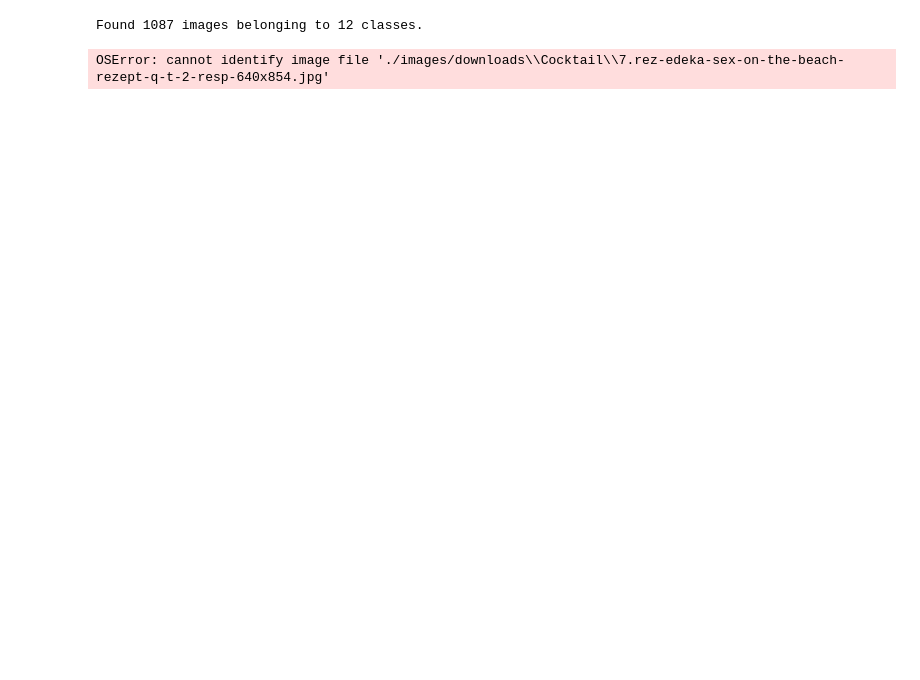
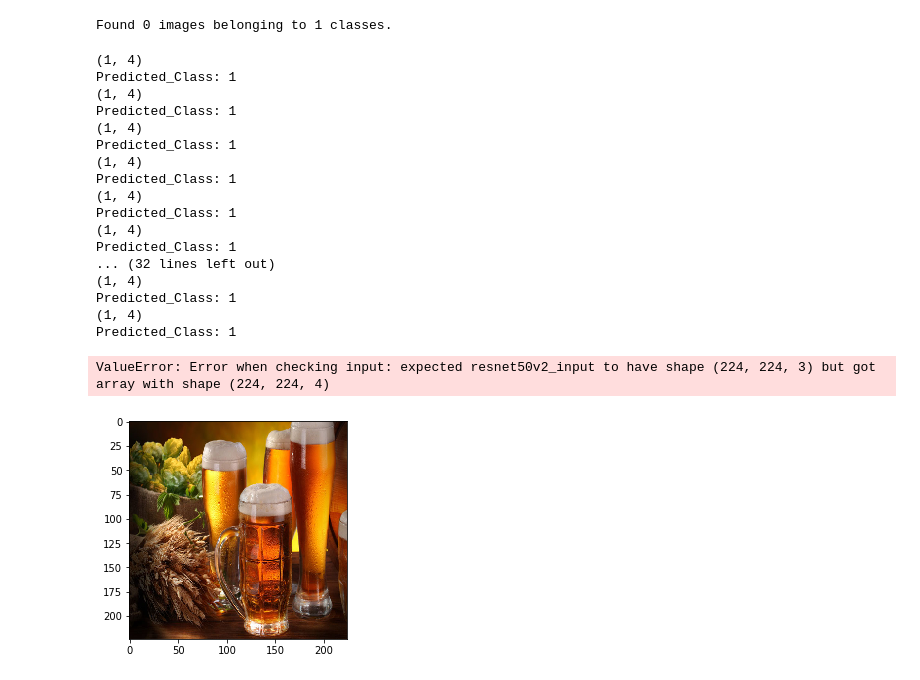
Before and after one commit to LeebHelmut/drink-detection, a Jupyter notebook: test_model.ipynb, the cells around one changed output. Drawn from its saved outputs; the diff is of its cells as text; code cells hidden in the pictures; blank space fills up the shorter version.

Commit message:
model testing

```diff
--- a/test_model.ipynb
+++ b/test_model.ipynb
@@ -16,26 +20,56 @@ test_image_generator = tf.keras.preprocessing.image.ImageDataGenerator(
     vertical_flip=True
 )
 
-test_dir = "./images/downloads"
+test_dir = "./images/to_predict/"
+
 IMG_HEIGHT, IMG_WIDTH = 224, 224
+IMG_SIZE = [IMG_HEIGHT,IMG_WIDTH]
 
-test_data_gen = test_image_generator.flow_from_directory(batch_size=20,
-                                                           directory=test_dir,
+test_data_gen = test_image_generator.flow_from_directory(directory=test_dir,
                                                            shuffle=True,
-                                                           target_size=(IMG_HEIGHT, IMG_WIDTH))
+                                                           target_size=(IMG_HEIGHT, IMG_WIDTH),
+                                                        classes=["test"])
 
-images = next(test_data_gen)
+
+files = os.listdir(test_dir)
+
+images = list(map((lambda f: Image.open(test_dir+f).resize(IMG_SIZE)),files))
 # %% [output]
-Found 1087 images belonging to 12 classes.
+Found 0 images belonging to 1 classes.
-OSError: cannot identify image file './images/downloads\\Cocktail\\7.rez-edeka-sex-on-the-beach-rezept-q-t-2-resp-640x854.jpg'
 # %%
-for i in np.random.choice(x_test.shape[0], size=5):
+#for i in np.random.choice(x_test.shape[0], size=5):
 
-    this_img = x_test[i,:]
-    prediction = model.predict(this_img[np.newaxis,:])
+plt.figure()
 
-    max_class = np.argmax(prediction)
+for img in images:
+    img_data = np.array(img)/255.0
 
-    plt.figure()
-    plt.imshow(this_img.reshape((28,28)))
-    plt.title("prediction: %d, actual: %d" % (max_class, y_test[i]))
+    prediction = model.predict(img_data[np.newaxis,:])
+
+    print(prediction.shape)
+
+    predicted_class = np.argmax(prediction[0], axis=-1)
+    print("Predicted_Class: %d" % predicted_class)
+
+    plt.imshow(img_data)
+    #plt.title("prediction: %d, actual: %d" % (max_class, y_test[i]))
+# %% [output]
+(1, 4)
+Predicted_Class: 1
+(1, 4)
+Predicted_Class: 1
+(1, 4)
+Predicted_Class: 1
+(1, 4)
+Predicted_Class: 1
+(1, 4)
+Predicted_Class: 1
+(1, 4)
+Predicted_Class: 1
+... (32 lines left out)
+(1, 4)
+Predicted_Class: 1
+(1, 4)
+Predicted_Class: 1
+ValueError: Error when checking input: expected resnet50v2_input to have shape (224, 224, 3) but got array with shape (224, 224, 4)
+[figure, added]
```
Also changed, not shown: parts of 1 cell of this notebook.
